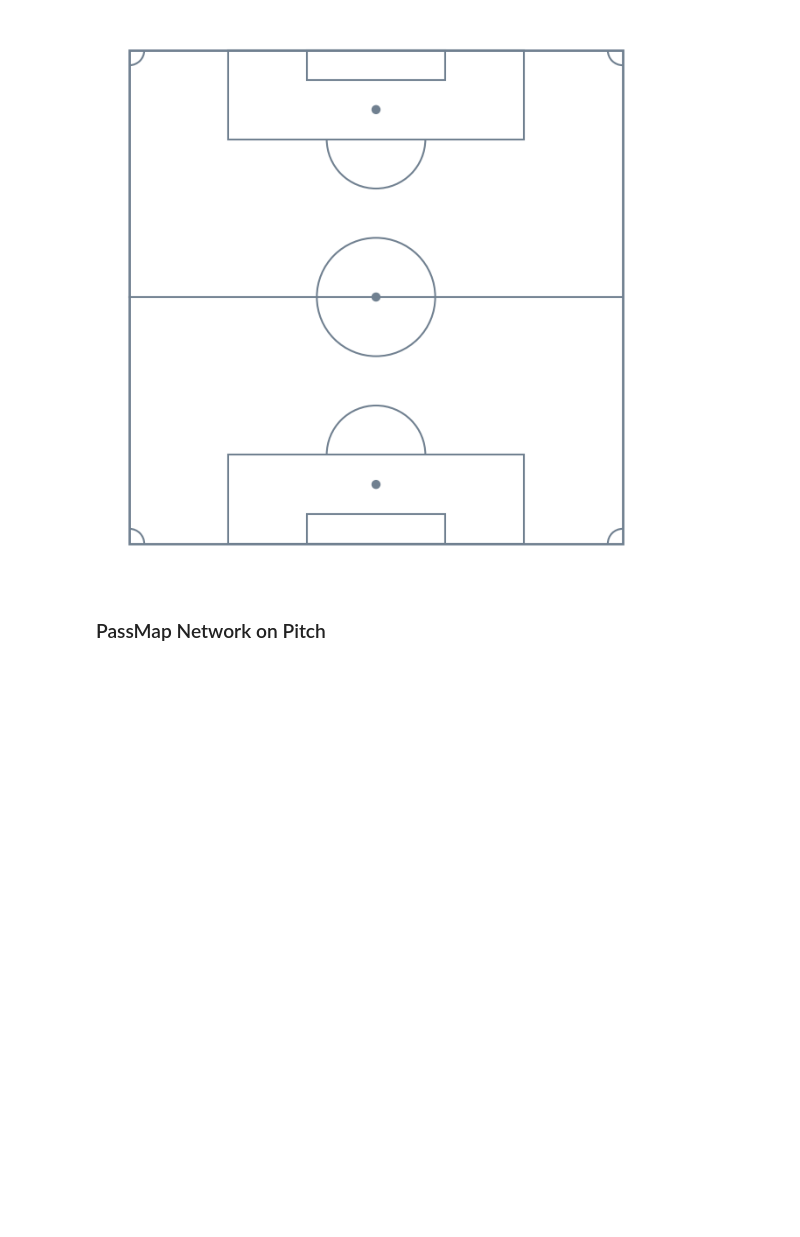
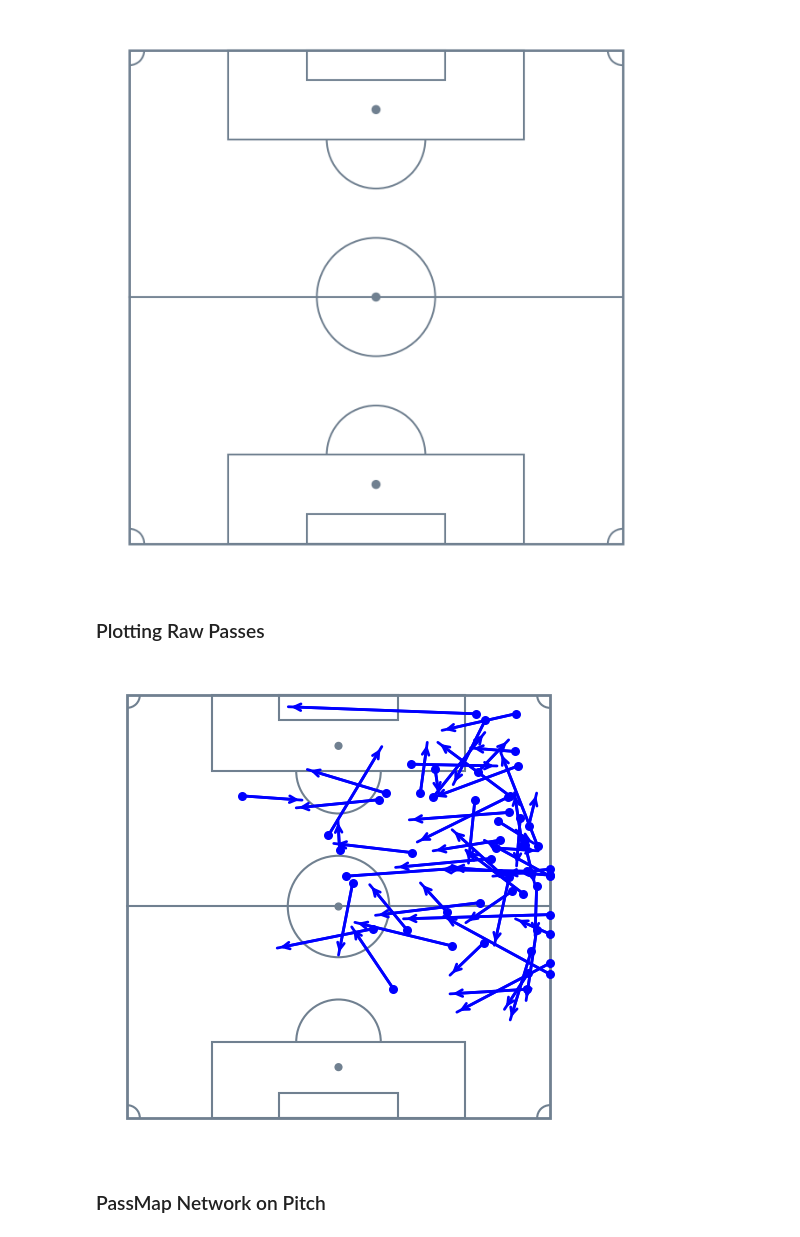
Before and after one commit to LukeBirkett/study-planner, a Jupyter notebook: 981G5_Network_Science/assessment/notebook.ipynb, the cells around one changed output. Saved outputs shown, nothing was run; the diff lists cells and outputs as text; code cells hidden in the pictures; blank space fills up the shorter version.

Commit message:
plotting ori

```diff
--- a/981G5_Network_Science/assessment/notebook.ipynb
+++ b/981G5_Network_Science/assessment/notebook.ipynb
@@ -51,6 +51,21 @@ Extracted Competition Payload:
 {'competition_id': 37, 'season_id': 281, 'country_name': 'England', 'competition_name': "FA Women's Super League", 'competition_gender': 'female', 'competition_youth': False, 'competition_internationa ...
 # %% [markdown]
 ### Helper Functions
+# %%
+def scale_coord(val, axis='x'):
+    """
+    Scales StatsBomb pitch coordinates (120x80) to a standard percentage scale (0-100).
+    """
+    if val is None or pd.isna(val):
+        return val
+
+    axis = str(axis).lower()
+    if axis == 'x':
+        return (val / 120.0) * 100.0
+    elif axis == 'y':
+        return (val / 80.0) * 100.0
+    else:
+        raise ValueError("Axis must be 'x' or 'y'.")
 # %%
 def parse_minute(val, default_val=0):
     """Safely extracts the minute integer from a StatsBomb 'from' or 'to' timestamp."""
@@ -475,6 +492,61 @@ draw_vertical_pitch()
 # %% [output]
 <Axes: >
 [figure]
+# %% [markdown]
+### Plotting Raw Passes
+# %%
+import matplotlib.pyplot as plt
+
+# 1. Initialize the figure and axis
+fig, ax = plt.subplots(figsize=(6, 9))
+
+# 2. Draw the vertical pitch on the axis
+draw_vertical_pitch(ax)
+
+# 3. Sample pass data (adjust coordinates based on your function's grid, e.g., 100x100 or 105x68)
+# Format: [x_start, y_start, x_end, y_end]
+# passes = [
+#     [120, 20, 50, 40],
+# ]
+
+events = sb.events(match_id=3913160)
+
+# 2. Extract Successful Passes
+_team_passes = events[
+    (events['team'] == 'Arsenal WFC') &
+    (events['type'] == 'Pass') &
+    (events['pass_outcome'].isna()) & # successful pass
+    (events['player'] == 'Emily Ann Fox')
+]
+
+passes = _team_passes[['location', 'pass_end_location']].apply(
+    lambda row: [
+        scale_coord(row['location'][1], axis='y'), scale_coord(row['location'][0], axis='x'),
+        scale_coord(row['pass_end_location'][1], axis='y'), scale_coord(row['pass_end_location'][0], axis='x')
+    ],
+    axis=1
+).tolist()
+
+# 4. Plot passes over the pitch
+for start_x, start_y, end_x, end_y in passes:
+    # Plot line for the pass trajectory
+    ax.plot([start_x, end_x], [start_y, end_y], color='blue', linewidth=2, zorder=3)
+
+    # Plot start point
+    ax.scatter(start_x, start_y, color='blue', s=30, zorder=4)
+
+    # Optional: Add arrow to indicate direction
+    ax.annotate(
+        '',
+        xy=(end_x, end_y),
+        xytext=(start_x, start_y),
+        arrowprops=dict(arrowstyle="->", color='blue', lw=2),
+        zorder=3
+    )
+
+plt.show()
+# %% [output]
+[figure, added]
 # %% [markdown]
 ### PassMap Network on Pitch
 # %%
```
Also changed, not shown: parts of 34 cells of this notebook, 1 other file.
